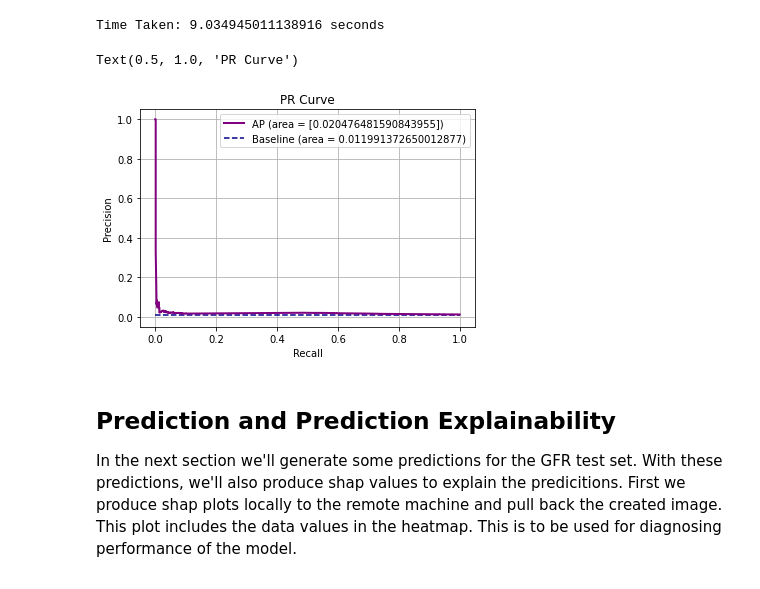
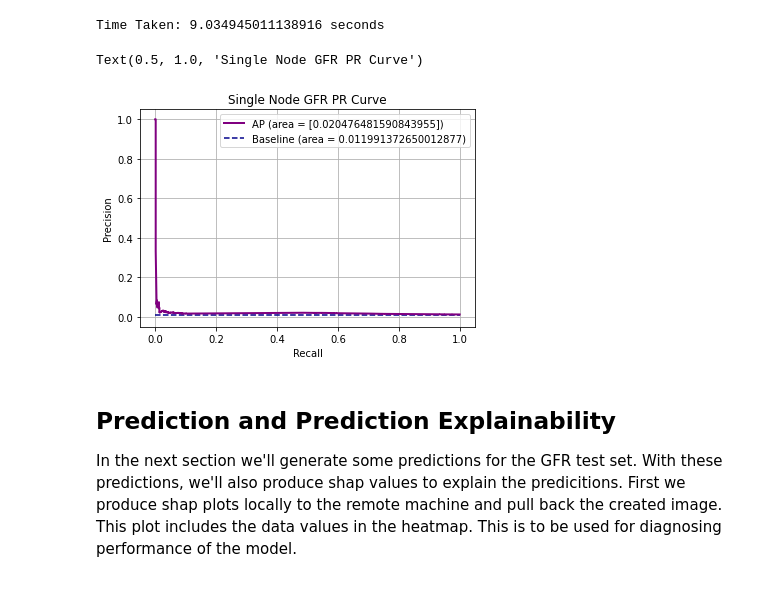
Before and after one commit to secureailabs/Engineering, a Jupyter notebook: Milestone3/orchestrator_scripts/KPMG/GFR_only/orchestrator_GFR_only_clean.ipynb, the cells around one changed output. Saved outputs shown, nothing was run; the diff lists cells and outputs as text; code cells hidden in the pictures.

Commit message:
BOARD-875 labeled graphs

```diff
--- a/Milestone3/orchestrator_scripts/KPMG/GFR_only/orchestrator_GFR_only_clean.ipynb
+++ b/Milestone3/orchestrator_scripts/KPMG/GFR_only/orchestrator_GFR_only_clean.ipynb
@@ -300,21 +300,21 @@ Time Taken: 9.034945011138916 seconds
 # %%
 import matplotlib.pyplot as plt
 size=None
 if size is not None:
     plt.figure(figsize=(size, size))
     plt.axis('equal')
 plt.plot(recall1, precision1, lw=2, color='purple', label=f"AP (area = {avg_prec1})")
 plt.xlabel('Recall')
 plt.ylabel('Precision')
 plt.ylim([-0.05, 1.05])
 plt.xlim([-0.05, 1.05])
 plt.hlines(baseline1, 0, 1, linestyles="dashed", colors="darkblue", label=f"Baseline (area = {baseline1})")
 plt.grid()
 plt.legend()
-plt.title("PR Curve")
+plt.title("Single Node GFR PR Curve")
 # %% [output]
-Text(0.5, 1.0, 'PR Curve')
+Text(0.5, 1.0, 'Single Node GFR PR Curve')
-[figure, old version]
+[figure, new version]
 # %% [markdown]
 ## Prediction and Prediction Explainability
 
```
Also changed, not shown: 1 other file.
